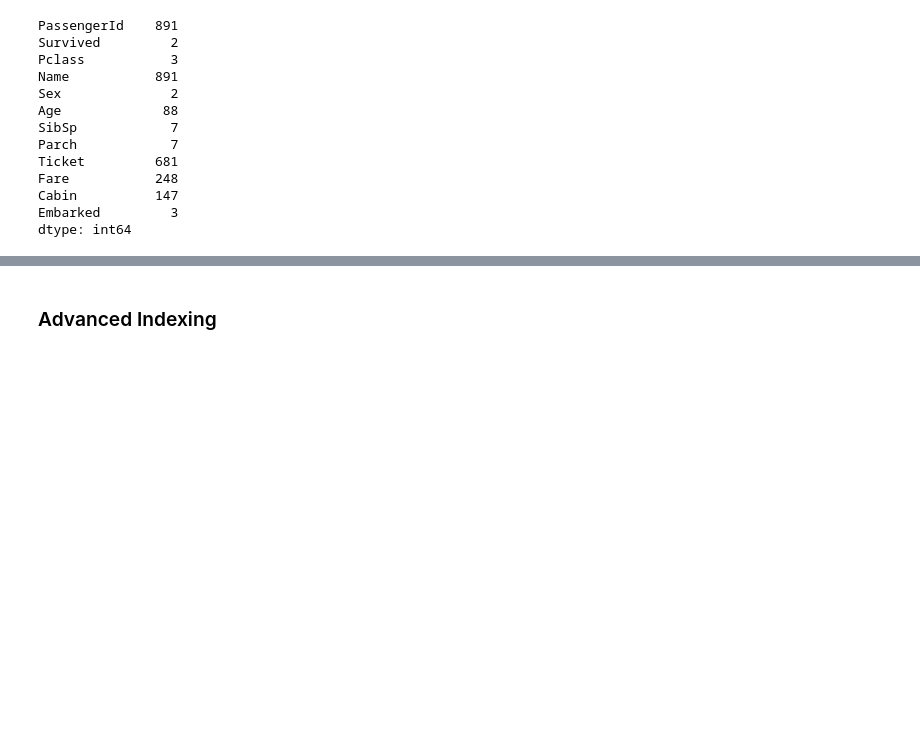
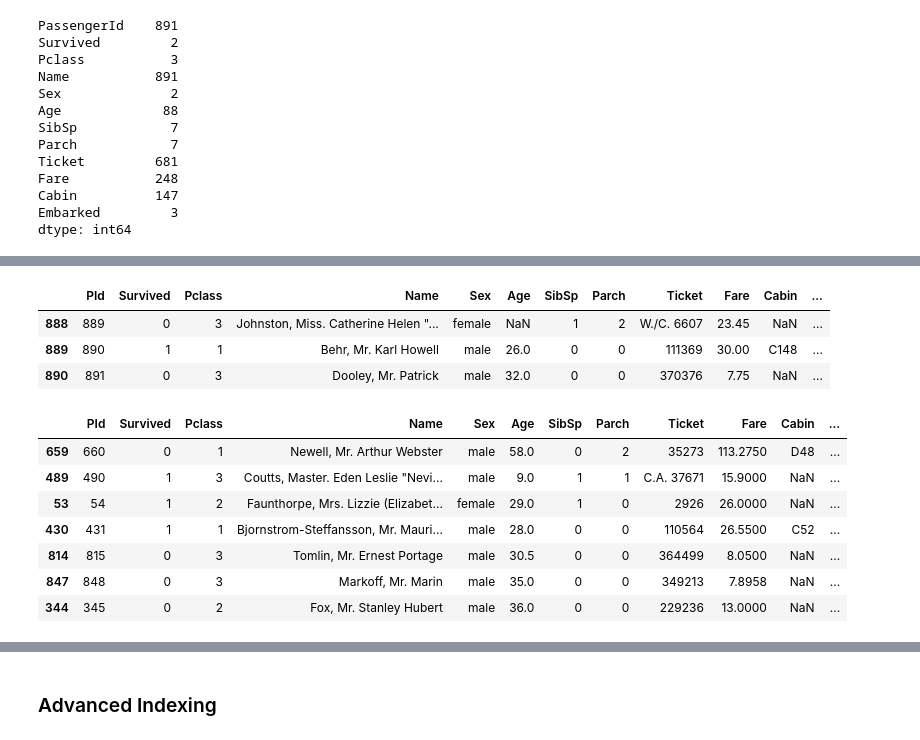
Before and after one commit to ValRCS/Python_Data_Analysis_Forecasting, a Jupyter notebook: notebooks/pandas_cheatsheet.ipynb, the cells around one changed output, grey strips where cells are left out. Cells and saved outputs as stored; diff of their text form; code cells hidden in the pictures; blank space fills up the shorter version.

```diff
--- a/notebooks/pandas_cheatsheet.ipynb
+++ b/notebooks/pandas_cheatsheet.ipynb
@@ -502,0 +563,20 @@ memory usage: 83.6+ KB
+# %%
+df.tail(3) # see last 3 rows
+# %% [output]
+|  | PId | Survived | Pclass | Name | Sex | Age | SibSp | Parch | Ticket | Fare | Cabin | ... |
+| 888 | 889 | 0 | 3 | Johnston, Miss. Catherine Helen "... | female | NaN | 1 | 2 | W./C. 6607 | 23.45 | NaN | ... |
+| 889 | 890 | 1 | 1 | Behr, Mr. Karl Howell | male | 26.0 | 0 | 0 | 111369 | 30.00 | C148 | ... |
+| 890 | 891 | 0 | 3 | Dooley, Mr. Patrick | male | 32.0 | 0 | 0 | 370376 | 7.75 | NaN | ... |
+# %%
+# for larger data sets it might be useful to sample it
+# so we can see how data looks like
+df.sample(7) # sample 7 rows
+# %% [output]
+|  | PId | Survived | Pclass | Name | Sex | Age | SibSp | Parch | Ticket | Fare | Cabin | ... |
+| 659 | 660 | 0 | 1 | Newell, Mr. Arthur Webster | male | 58.0 | 0 | 2 | 35273 | 113.2750 | D48 | ... |
+| 489 | 490 | 1 | 3 | Coutts, Master. Eden Leslie "Nevi... | male | 9.0 | 1 | 1 | C.A. 37671 | 15.9000 | NaN | ... |
+| 53 | 54 | 1 | 2 | Faunthorpe, Mrs. Lizzie (Elizabet... | female | 29.0 | 1 | 0 | 2926 | 26.0000 | NaN | ... |
+| 430 | 431 | 1 | 1 | Bjornstrom-Steffansson, Mr. Mauri... | male | 28.0 | 0 | 0 | 110564 | 26.5500 | C52 | ... |
+| 814 | 815 | 0 | 3 | Tomlin, Mr. Ernest Portage | male | 30.5 | 0 | 0 | 364499 | 8.0500 | NaN | ... |
+| 847 | 848 | 0 | 3 | Markoff, Mr. Marin | male | 35.0 | 0 | 0 | 349213 | 7.8958 | NaN | ... |
+| 344 | 345 | 0 | 2 | Fox, Mr. Stanley Hubert | male | 36.0 | 0 | 0 | 229236 | 13.0000 | NaN | ... |
```
Also changed, not shown: parts of 30 cells of this notebook.
